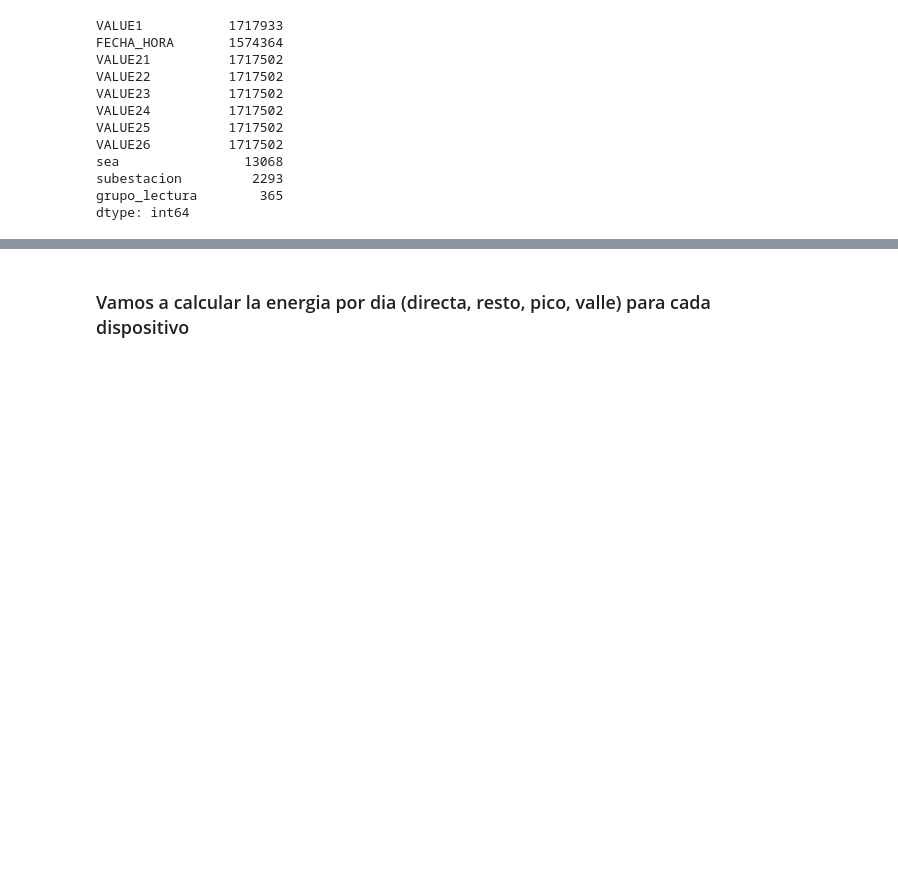
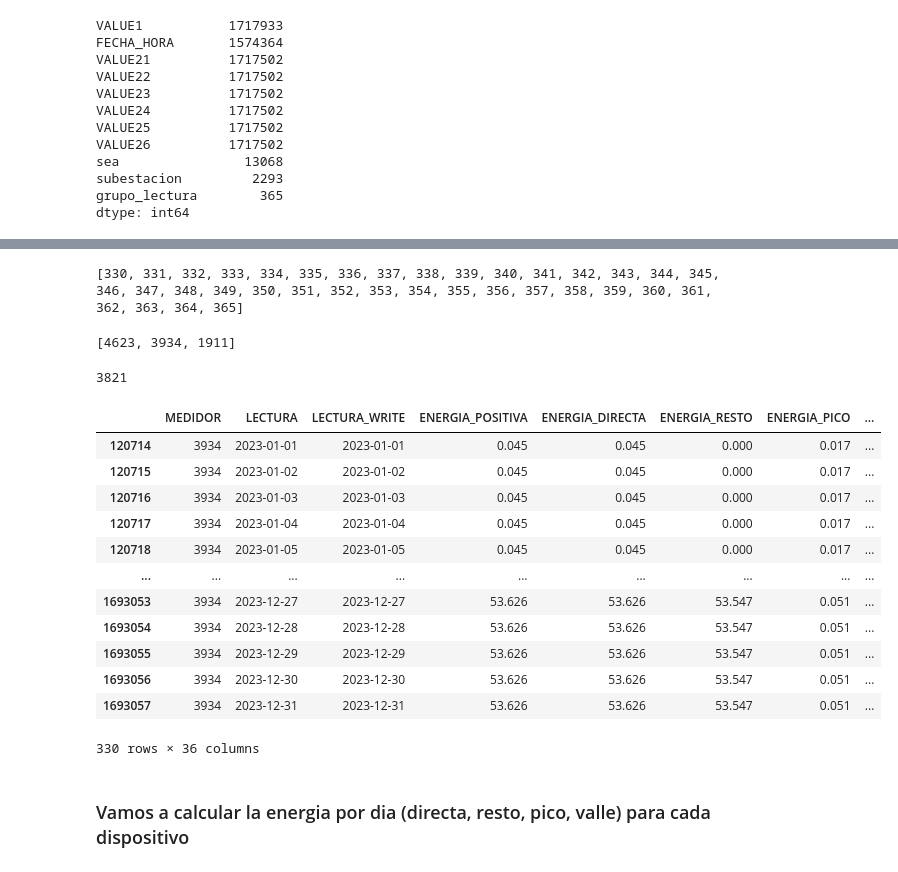
Before and after one commit to josezerda/DiploDatos2024_Mentoria, a Jupyter notebook: Notebook_Mentoria_TP_1.ipynb, the cells around one changed output, grey strips where cells are left out. Drawn from its saved outputs; the diff is of its cells as text; code cells hidden in the pictures; blank space fills up the shorter version.

Commit message:
energia por dia

```diff
--- a/Notebook_Mentoria_TP_1.ipynb
+++ b/Notebook_Mentoria_TP_1.ipynb
@@ -595,0 +606,2 @@ dtype: int64
+# %%
+df_diario_combinado_renombrado = df_diario_combinado_renombrado.drop(columns=['VALUE1','VALUE21','VALUE22','VALUE23','VALUE24','VALUE25','VALUE26'])
@@ -596,3 +633,40 @@ dtype: int64
+# %%
+cant_dias_mediciones = list(range(330, 366))
+cantidad_mediciones = []
+
+print(cant_dias_mediciones)
+# %% [output]
+[330, 331, 332, 333, 334, 335, 336, 337, 338, 339, 340, 341, 342, 343, 344, 345, 346, 347, 348, 349, 350, 351, 352, 353, 354, 355, 356, 357, 358, 359, 360, 361, 362, 363, 364, 365]
+# %%
+for valor in cant_dias_mediciones:
+    print(valor)
+    # Contar la frecuencia de cada valor en la columna 'columna'
+    conteo_valores = df_diario_combinado_renombrado['MEDIDOR'].value_counts()
+    # Filtrar los valores que se repiten exactamente 365 veces
+    valores_repetidos_365 = conteo_valores[conteo_valores == valor].index.tolist()
+    print(valores_repetidos_365)
+# %% [output]
+[4623, 3934, 1911]
+# %%
+len(valores_repetidos_365)
+# %% [output]
+3821
+# %%
+df_diario_combinado_renombrado[df_diario_combinado_renombrado['MEDIDOR'] == 3934]
+# %% [output]
+|  | MEDIDOR | LECTURA | LECTURA_WRITE | ENERGIA_POSITIVA | ENERGIA_DIRECTA | ENERGIA_RESTO | ENERGIA_PICO | ... |
+| 120714 | 3934 | 2023-01-01 | 2023-01-01 | 0.045 | 0.045 | 0.000 | 0.017 | ... |
+| 120715 | 3934 | 2023-01-02 | 2023-01-02 | 0.045 | 0.045 | 0.000 | 0.017 | ... |
+| 120716 | 3934 | 2023-01-03 | 2023-01-03 | 0.045 | 0.045 | 0.000 | 0.017 | ... |
+| 120717 | 3934 | 2023-01-04 | 2023-01-04 | 0.045 | 0.045 | 0.000 | 0.017 | ... |
+| 120718 | 3934 | 2023-01-05 | 2023-01-05 | 0.045 | 0.045 | 0.000 | 0.017 | ... |
+| ... | ... | ... | ... | ... | ... | ... | ... | ... |
+| 1693053 | 3934 | 2023-12-27 | 2023-12-27 | 53.626 | 53.626 | 53.547 | 0.051 | ... |
+| 1693054 | 3934 | 2023-12-28 | 2023-12-28 | 53.626 | 53.626 | 53.547 | 0.051 | ... |
+| 1693055 | 3934 | 2023-12-29 | 2023-12-29 | 53.626 | 53.626 | 53.547 | 0.051 | ... |
+| 1693056 | 3934 | 2023-12-30 | 2023-12-30 | 53.626 | 53.626 | 53.547 | 0.051 | ... |
+| 1693057 | 3934 | 2023-12-31 | 2023-12-31 | 53.626 | 53.626 | 53.547 | 0.051 | ... |
+330 rows × 36 columns
 # %% [markdown]
 ### Vamos a calcular la energia por dia (directa, resto, pico, valle) para cada dispositivo
 # %% [markdown]
```
Also changed, not shown: parts of 3 cells of this notebook.
